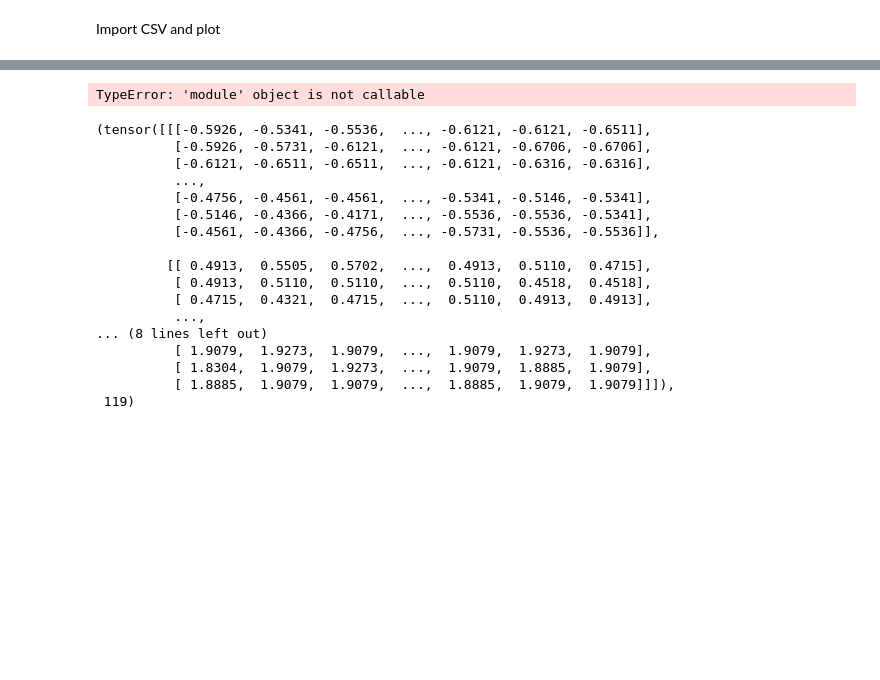
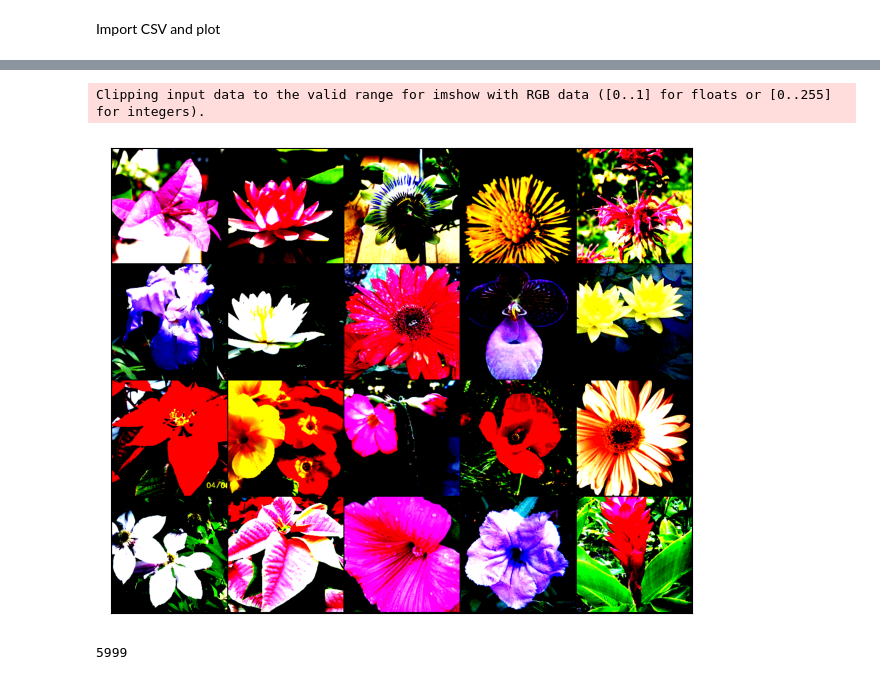
Before and after one commit to b-auricchio/wildlife_indent_cnn, a Jupyter notebook: notebook.ipynb, the cells around one changed output, grey strips where cells are left out. Cells and saved outputs as stored; diff of their text form; code cells hidden in the pictures; blank space fills up the shorter version.

Commit message:
implemented flowers102 dataset with classes reserved for open-set testing

```diff
--- a/notebook.ipynb
+++ b/notebook.ipynb
@@ -65,4 +11,0 @@ test_dl = DataLoader(val_data, batch_size=batch_size)
-# %%
-train_data[-1]
-# %% [output]
-TypeError: 'module' object is not callable
@@ -99,20 +12,20 @@ test_dl = DataLoader(test_data, batch_size=batch_size)
-# %%
-train_data[-1]
-# %% [output]
-(tensor([[[-0.5926, -0.5341, -0.5536,  ..., -0.6121, -0.6121, -0.6511],
-          [-0.5926, -0.5731, -0.6121,  ..., -0.6121, -0.6706, -0.6706],
-          [-0.6121, -0.6511, -0.6511,  ..., -0.6121, -0.6316, -0.6316],
-          ...,
-          [-0.4756, -0.4561, -0.4561,  ..., -0.5341, -0.5146, -0.5341],
-          [-0.5146, -0.4366, -0.4171,  ..., -0.5536, -0.5536, -0.5341],
-          [-0.4561, -0.4366, -0.4756,  ..., -0.5731, -0.5536, -0.5536]],
-
-         [[ 0.4913,  0.5505,  0.5702,  ...,  0.4913,  0.5110,  0.4715],
-          [ 0.4913,  0.5110,  0.5110,  ...,  0.5110,  0.4518,  0.4518],
-          [ 0.4715,  0.4321,  0.4715,  ...,  0.5110,  0.4913,  0.4913],
-          ...,
-... (8 lines left out)
-          [ 1.9079,  1.9273,  1.9079,  ...,  1.9079,  1.9273,  1.9079],
-          [ 1.8304,  1.9079,  1.9273,  ...,  1.9079,  1.8885,  1.9079],
-          [ 1.8885,  1.9079,  1.9079,  ...,  1.8885,  1.9079,  1.9079]]]),
- 119)
+# %%
+from datasets.openflowers import Flowers
+from datasets.openflowers import test_transform, train_transform
+from torch.utils.data import DataLoader
+
+train_data = Flowers(
+    split = 'train',
+    image_root = './data/flowers-102/jpg/',
+    transform = train_transform
+)
+# %%
+train_dl = DataLoader(train_data, batch_size = 64, shuffle=True)
+# %%
+from functions import show_batch
+show_batch(train_dl)
+len(train_data)
+# %% [output]
+Clipping input data to the valid range for imshow with RGB data ([0..1] for floats or [0..255] for integers).
+[figure, added]
+5999
```
Also changed, not shown: parts of 3 cells of this notebook, 29 other files.
